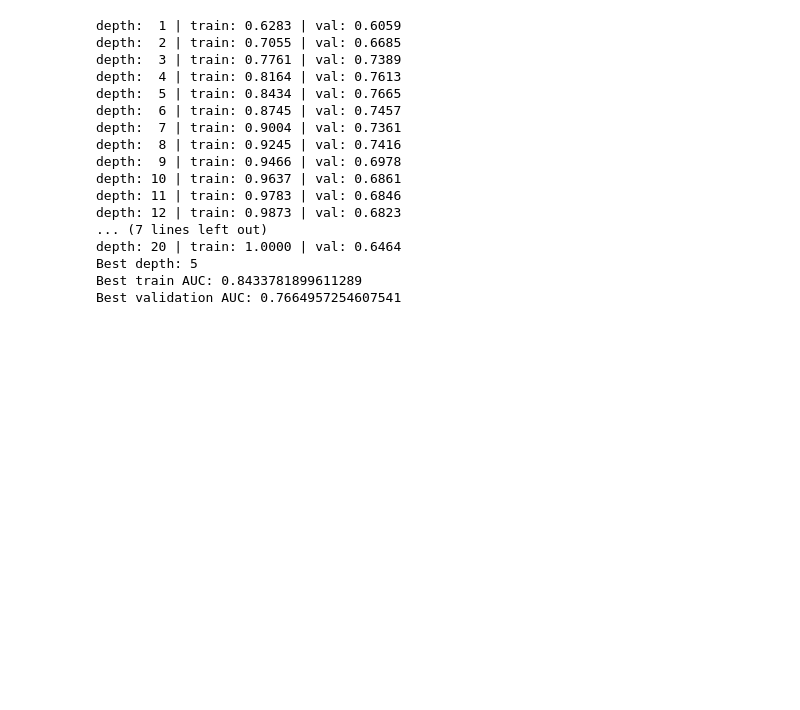
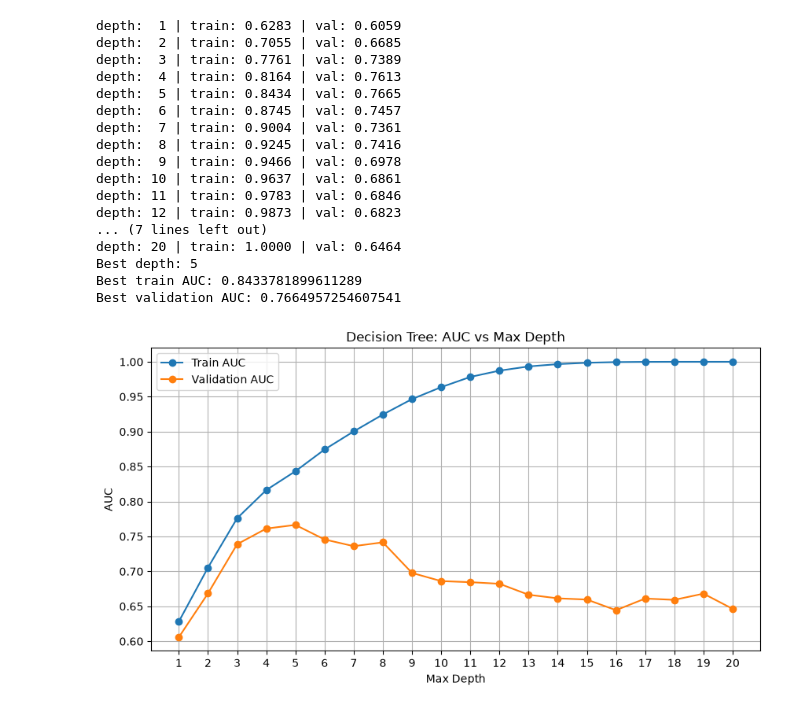
Before and after one commit to Ishigami-suhlaing/mlzoomcamp_practice, a Jupyter notebook: section6/code/credit_risk_scoring.ipynb, the cells around one changed output. Saved outputs shown, nothing was run; the diff lists cells and outputs as text; code cells hidden in the pictures; blank space fills up the shorter version.

Commit message:
add plot for best match

```diff
--- a/section6/code/credit_risk_scoring.ipynb
+++ b/section6/code/credit_risk_scoring.ipynb
@@ -227,3 +227,26 @@ depth: 20 | train: 1.0000 | val: 0.6464
 Best depth: 5
 Best train AUC: 0.8433781899611289
 Best validation AUC: 0.7664957254607541
+# %%
+import matplotlib.pyplot as plt
+
+depths = [x[0] for x in scores]
+train_auc = [x[1] for x in scores]
+val_auc = [x[2] for x in scores]
+# %%
+plt.figure(figsize=(10, 5))
+
+plt.plot(depths, train_auc, label='Train AUC', marker='o')
+plt.plot(depths, val_auc, label='Validation AUC', marker='o')
+
+plt.xlabel('Max Depth')
+plt.ylabel('AUC')
+plt.title('Decision Tree: AUC vs Max Depth')
+
+plt.xticks(depths)
+plt.legend()
+plt.grid()
+
+plt.show()
+# %% [output]
+[figure, added]
```
